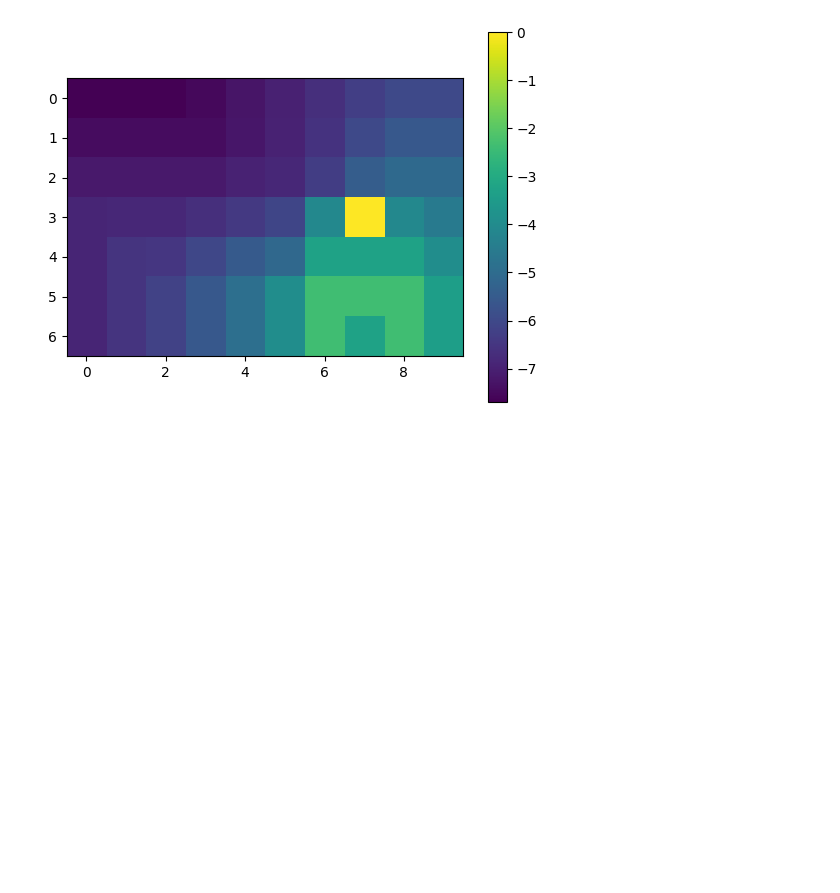
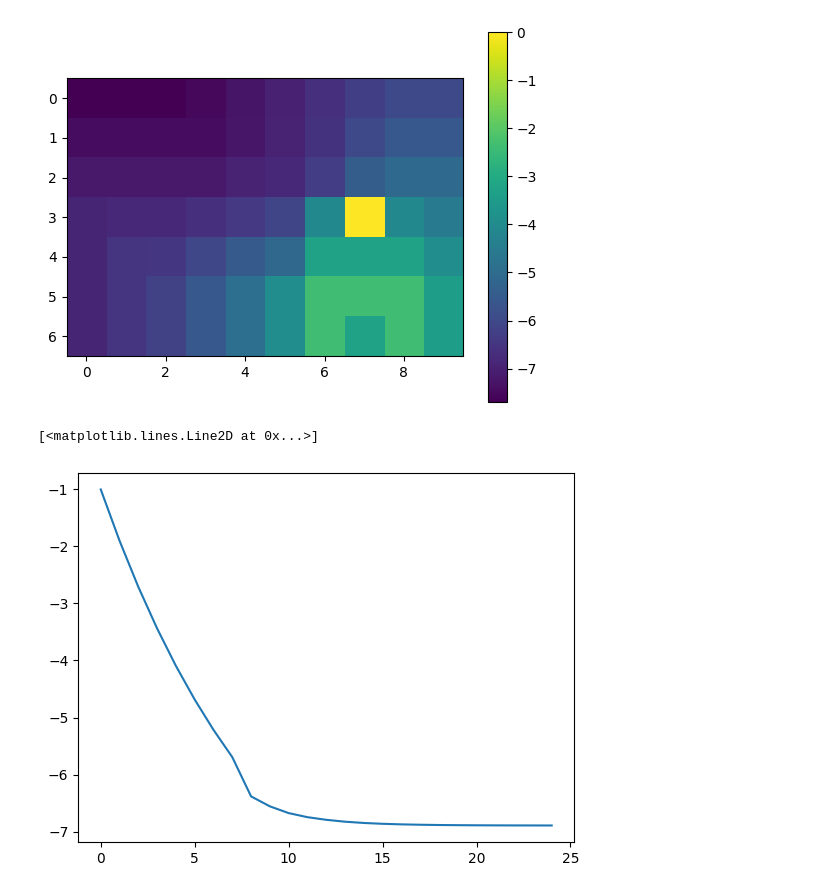
Before and after one commit to BuzzingTaz/RL-Project-1, a Jupyter notebook: VI.ipynb, the cells around one changed output. Drawn from its saved outputs; the diff is of its cells as text; code cells hidden in the pictures; blank space fills up the shorter version.

```diff
--- a/VI.ipynb
+++ b/VI.ipynb
@@ -97,6 +99,12 @@ plt.colorbar(heatmap)
 plt.show()
 # %% [output]
 [figure]
+# %%
+valstart = np.array(valstart)
+plt.plot(valstart)
+# %% [output]
+[<matplotlib.lines.Line2D at 0x...>]
+[figure, added]
 # %%
 agent = Agent(model, policy)
 path, score = agent.play(model, policy, np.array([3,0]), 1000)
```
Also changed, not shown: parts of 4 cells of this notebook, 3 other files.
